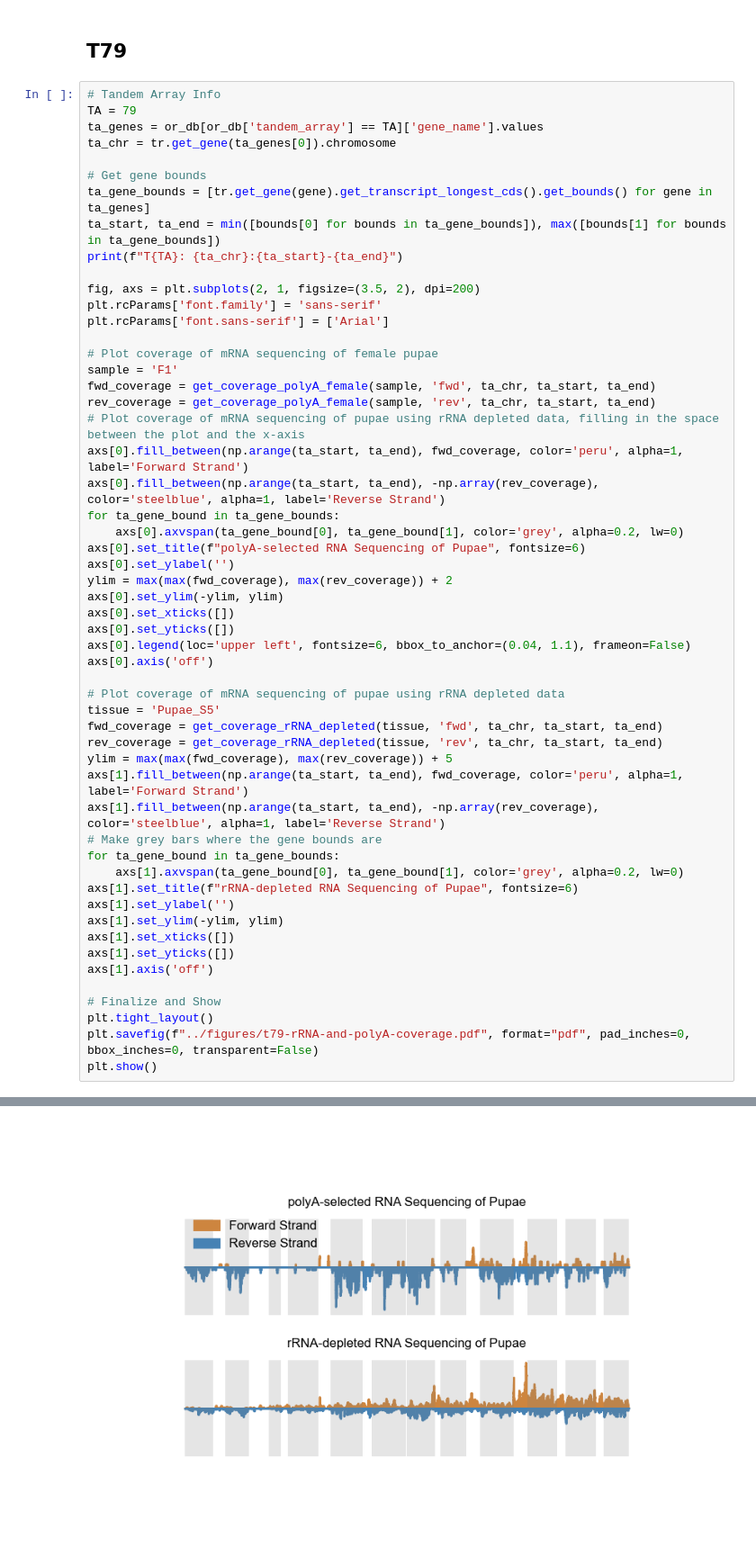
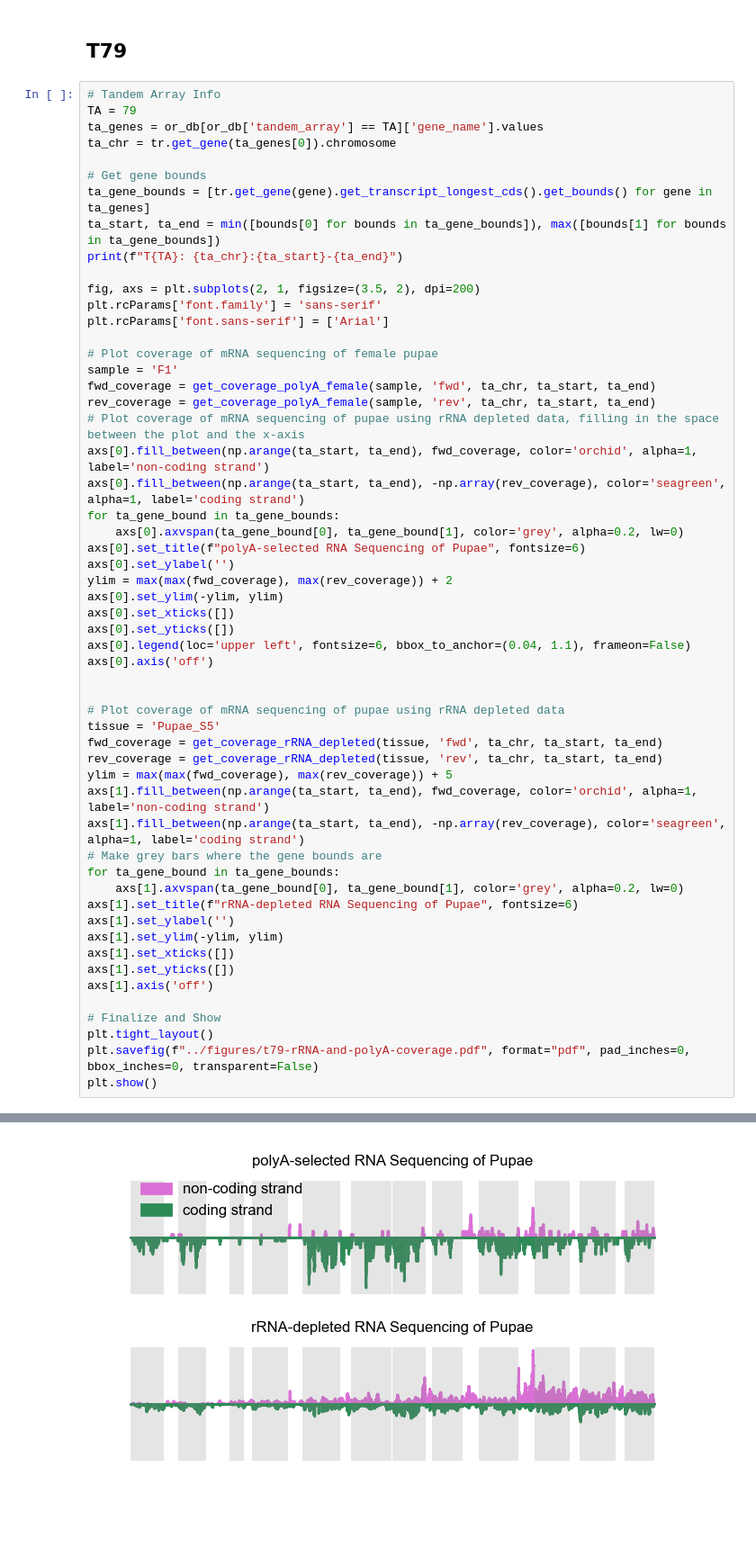
Before and after one commit to Social-Evolution-and-Behavior/Glotzer-Kronauer-2025, a Jupyter notebook: rRNA-depleted-RNA-seq/scripts/plot_example_tandem_array.ipynb, the cells around one changed output, grey strips where cells are left out. Shown: that part at 90% size. Cells and saved outputs as stored; diff of their text form; blank space fills up the shorter version.

```diff
--- a/rRNA-depleted-RNA-seq/scripts/plot_example_tandem_array.ipynb
+++ b/rRNA-depleted-RNA-seq/scripts/plot_example_tandem_array.ipynb
@@ -100,40 +100,41 @@ sample = 'F1'
 fwd_coverage = get_coverage_polyA_female(sample, 'fwd', ta_chr, ta_start, ta_end)
 rev_coverage = get_coverage_polyA_female(sample, 'rev', ta_chr, ta_start, ta_end)
 # Plot coverage of mRNA sequencing of pupae using rRNA depleted data, filling in the space between the plot and the x-axis
-axs[0].fill_between(np.arange(ta_start, ta_end), fwd_coverage, color='peru', alpha=1, label='Forward Strand')
-axs[0].fill_between(np.arange(ta_start, ta_end), -np.array(rev_coverage), color='steelblue', alpha=1, label='Reverse Strand')
+axs[0].fill_between(np.arange(ta_start, ta_end), fwd_coverage, color='orchid', alpha=1, label='non-coding strand')
+axs[0].fill_between(np.arange(ta_start, ta_end), -np.array(rev_coverage), color='seagreen', alpha=1, label='coding strand')
 for ta_gene_bound in ta_gene_bounds:
     axs[0].axvspan(ta_gene_bound[0], ta_gene_bound[1], color='grey', alpha=0.2, lw=0)
 axs[0].set_title(f"polyA-selected RNA Sequencing of Pupae", fontsize=6)
 axs[0].set_ylabel('')
 ylim = max(max(fwd_coverage), max(rev_coverage)) + 2
 axs[0].set_ylim(-ylim, ylim)
 axs[0].set_xticks([])
 axs[0].set_yticks([])
 axs[0].legend(loc='upper left', fontsize=6, bbox_to_anchor=(0.04, 1.1), frameon=False)
 axs[0].axis('off')
 
+
 # Plot coverage of mRNA sequencing of pupae using rRNA depleted data
 tissue = 'Pupae_S5'
 fwd_coverage = get_coverage_rRNA_depleted(tissue, 'fwd', ta_chr, ta_start, ta_end)
 rev_coverage = get_coverage_rRNA_depleted(tissue, 'rev', ta_chr, ta_start, ta_end)
 ylim = max(max(fwd_coverage), max(rev_coverage)) + 5
-axs[1].fill_between(np.arange(ta_start, ta_end), fwd_coverage, color='peru', alpha=1, label='Forward Strand')
-axs[1].fill_between(np.arange(ta_start, ta_end), -np.array(rev_coverage), color='steelblue', alpha=1, label='Reverse Strand')
+axs[1].fill_between(np.arange(ta_start, ta_end), fwd_coverage, color='orchid', alpha=1, label='non-coding strand')
+axs[1].fill_between(np.arange(ta_start, ta_end), -np.array(rev_coverage), color='seagreen', alpha=1, label='coding strand')
 # Make grey bars where the gene bounds are
 for ta_gene_bound in ta_gene_bounds:
     axs[1].axvspan(ta_gene_bound[0], ta_gene_bound[1], color='grey', alpha=0.2, lw=0)
 axs[1].set_title(f"rRNA-depleted RNA Sequencing of Pupae", fontsize=6)
 axs[1].set_ylabel('')
 axs[1].set_ylim(-ylim, ylim)
 axs[1].set_xticks([])
 axs[1].set_yticks([])
 axs[1].axis('off')
 
 # Finalize and Show
 plt.tight_layout()
 plt.savefig(f"../figures/t79-rRNA-and-polyA-coverage.pdf", format="pdf", pad_inches=0, bbox_inches=0, transparent=False)
 plt.show()
 # %% [output]
 T79: Chr1:17883604-17944013
-[figure, old version]
+[figure, new version]
```
Also changed, not shown: 3 other files.
